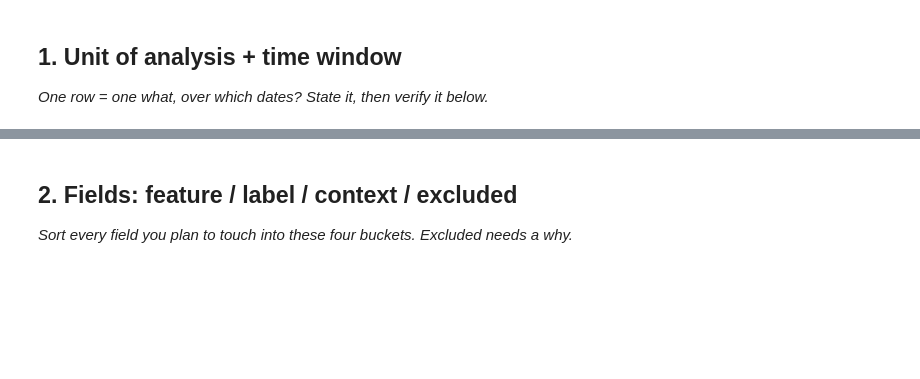
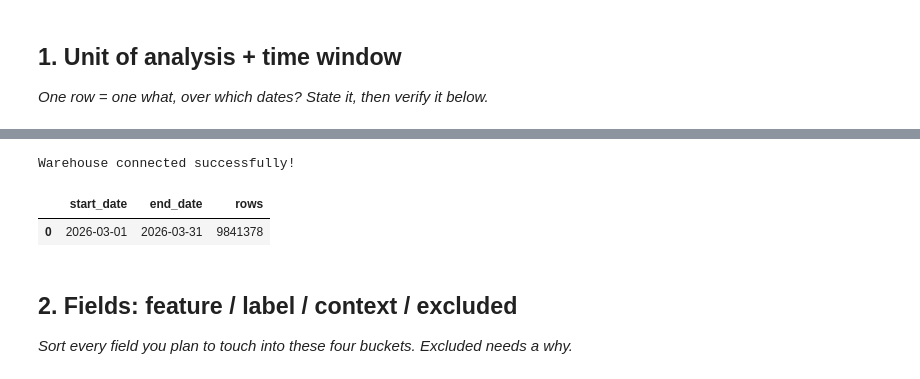
Before and after one commit to kaifahmad236/flyrank-ml-internship, a Jupyter notebook: work/notebooks/w03_data_contract.ipynb, the cells around one changed output, grey strips where cells are left out. Drawn from its saved outputs; the diff is of its cells as text; code cells hidden in the pictures; blank space fills up the shorter version.

```diff
--- a/work/notebooks/w03_data_contract.ipynb
+++ b/work/notebooks/w03_data_contract.ipynb
@@ -13,6 +21,44 @@ This skeleton is yours to fill. Work the sections **in order** — each one has
+# %%
+import duckdb
+from google.colab import userdata
+
+HF_TOKEN = userdata.get("HF_TOKEN")
+
+con = duckdb.connect()
+
+con.execute(
+    f"CREATE OR REPLACE SECRET hf (TYPE huggingface, TOKEN '{HF_TOKEN}')"
+)
+
+REL = "hf://datasets/FlyRank/internship-warehouse"
+
+TABLES = {
+    "dim_clients": f"read_parquet('{REL}/dim_clients.parquet')",
+    "dim_content": f"read_parquet('{REL}/dim_content.parquet')",
+    "fact_daily": f"read_parquet('{REL}/fact_content_daily_performance/**/*.parquet')",
+    "fact_daily_sample": f"read_parquet('{REL}/fact_content_daily_performance_sample.parquet')",
+    "fact_query_90d": f"read_parquet('{REL}/fact_content_query_90d.parquet')"
+}
+
+print("Warehouse connected successfully!")
+# %% [output]
+Warehouse connected successfully!
 # %%
 # This cell is for CODE (numbers, a query, a check).
 # Write your text answer in the cell ABOVE this one — typing sentences here breaks Run All.
+query = f"""
+SELECT
+MIN(report_date) AS start_date,
+MAX(report_date) AS end_date,
+COUNT(*) AS rows
+FROM {TABLES['fact_daily']}
+WHERE strftime(report_date,'%Y-%m')='2026-03'
+"""
+
+con.sql(query).df()
+# %% [output]
+|  | start_date | end_date | rows |
+| 0 | 2026-03-01 | 2026-03-31 | 9841378 |
 # %% [markdown]
 ## 2. Fields: feature / label / context / excluded
 
```
Also changed, not shown: parts of 9 cells of this notebook.
